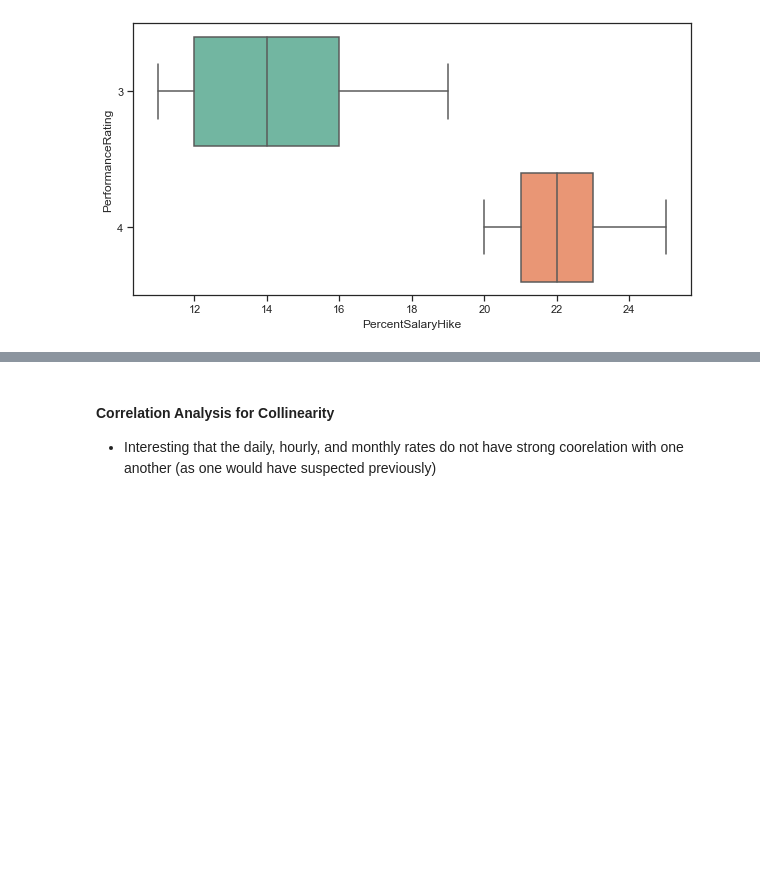
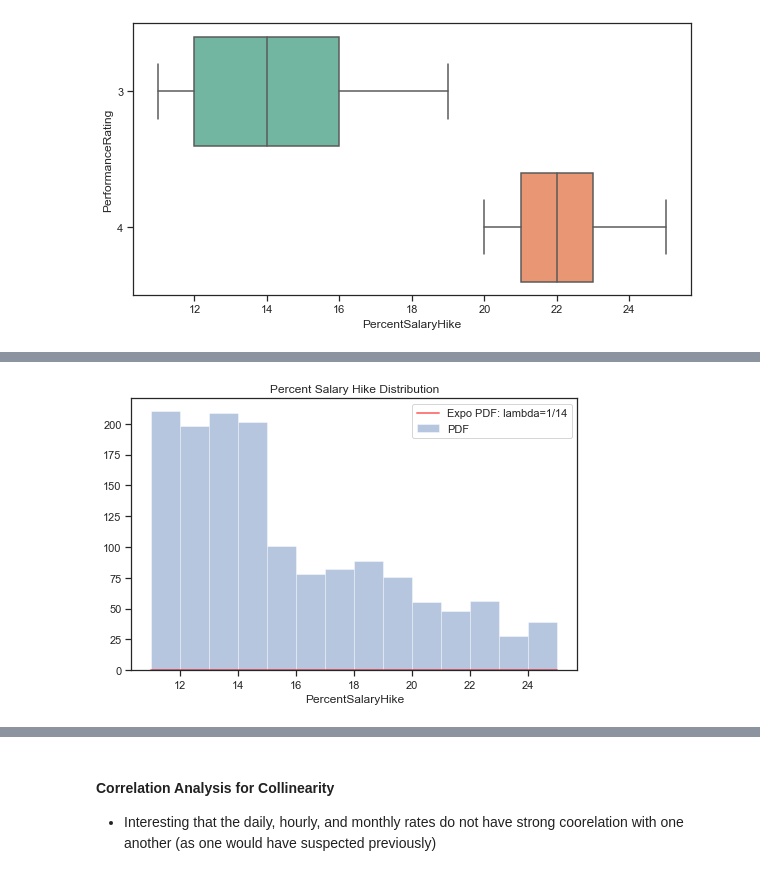
Before and after one commit to rage-against-the-machine-learning/simulate-employee-attrition, a Jupyter notebook: notebooks/LogReg.ipynb, the cells around one changed output, grey strips where cells are left out. Cells and saved outputs as stored; diff of their text form; code cells hidden in the pictures; blank space fills up the shorter version.

```diff
--- a/notebooks/2021-10-16-Data-EDA.ipynb
+++ b/notebooks/LogReg.ipynb
@@ -302,0 +345,14 @@ plt.show()
+# %%
+sal_hike_fig = plt.figure(1, figsize=(8, 5))
+sns.distplot(ibm['PercentSalaryHike'], label='PDF', kde=False)
+
+x = np.linspace(min(ibm['PercentSalaryHike']), max(ibm['PercentSalaryHike']), 1000)
+plot_exponential(x, 1/14, 3, color='red', lw=2, ls='-', alpha=0.5, label='Expo PDF: lambda=1/14')
+
+plt.legend()
+plt.title('Percent Salary Hike Distribution')
+plt.show()
+
+sal_hike_fig.savefig('../reports/figures/salhike-distribution.png')
+# %% [output]
+[figure, added]
```
Also changed, not shown: parts of 25 cells of this notebook, 2 other files.
